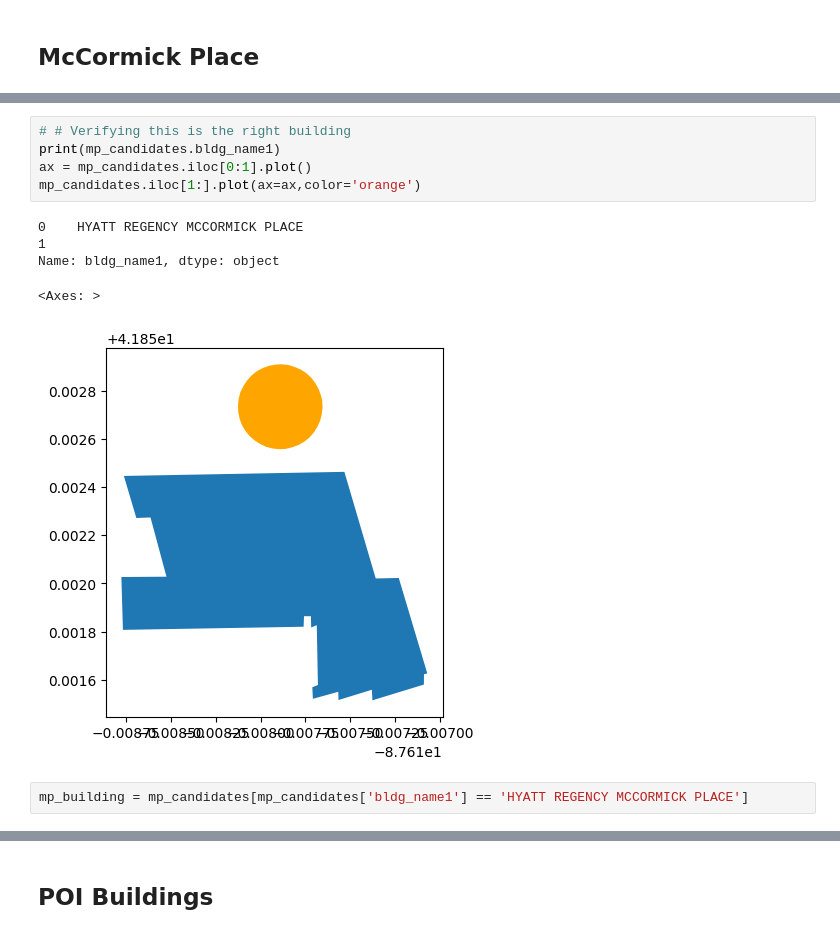
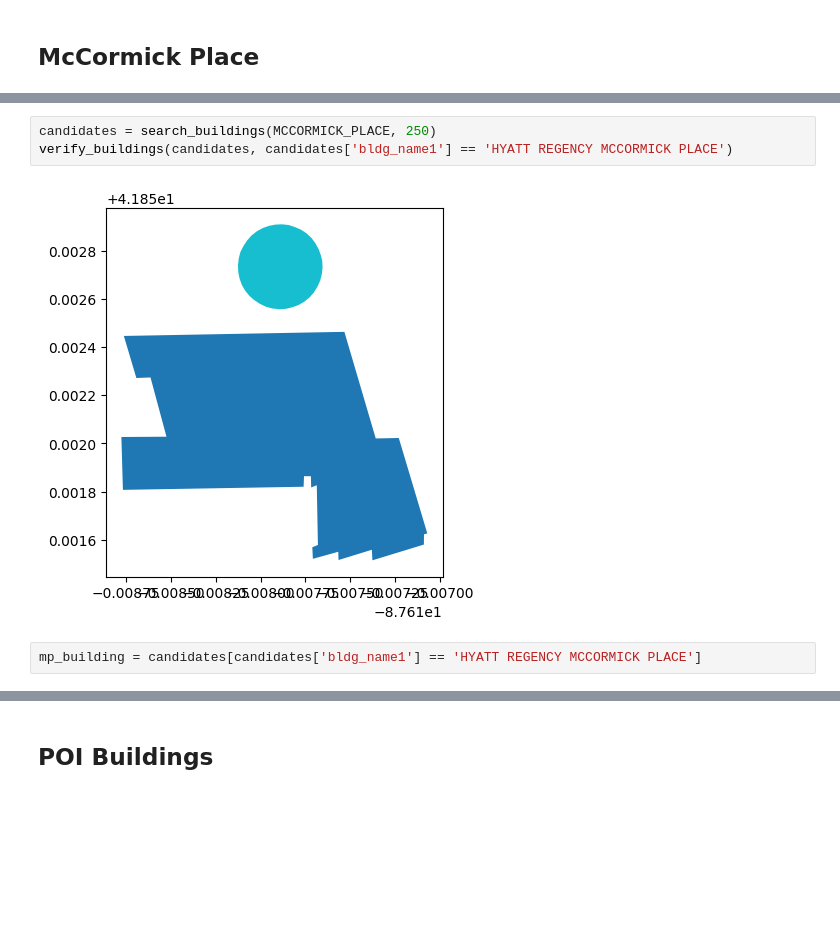
Before and after one commit to eric-mc2/DNCTransit, a Jupyter notebook: pipeline/4-get-poi.ipynb, the cells around one changed output, grey strips where cells are left out. Cells and saved outputs as stored; diff of their text form; blank space fills up the shorter version.

```diff
--- a/pipeline/4-get-poi.ipynb
+++ b/pipeline/4-get-poi.ipynb
@@ -56,13 +50,7 @@ mp_candidates = gpd.GeoDataFrame(mp_candidates, geometry='geometry', crs=WORLD_C
-# %%
-# # Verifying this is the right building
-print(mp_candidates.bldg_name1)
-ax = mp_candidates.iloc[0:1].plot()
-mp_candidates.iloc[1:].plot(ax=ax,color='orange')
-# %% [output]
-0    HYATT REGENCY MCCORMICK PLACE
-1
-Name: bldg_name1, dtype: object
-<Axes: >
-[figure, removed]
+# %%
+candidates = search_buildings(MCCORMICK_PLACE, 250)
+verify_buildings(candidates, candidates['bldg_name1'] == 'HYATT REGENCY MCCORMICK PLACE')
+# %% [output]
+[figure, added]
 # %%
-mp_building = mp_candidates[mp_candidates['bldg_name1'] == 'HYATT REGENCY MCCORMICK PLACE']
+mp_building = candidates[candidates['bldg_name1'] == 'HYATT REGENCY MCCORMICK PLACE']
```
Also changed, not shown: parts of 20 cells of this notebook, 15 other files.
